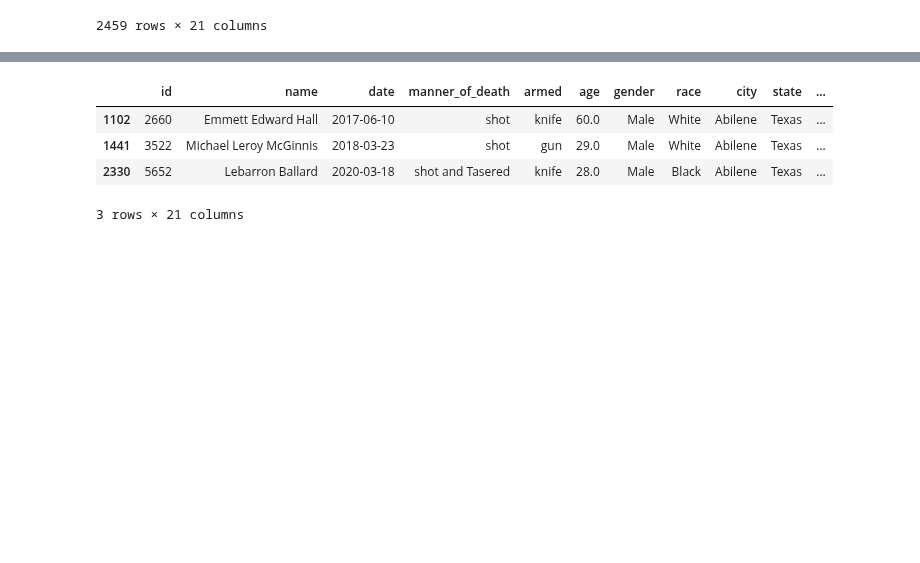
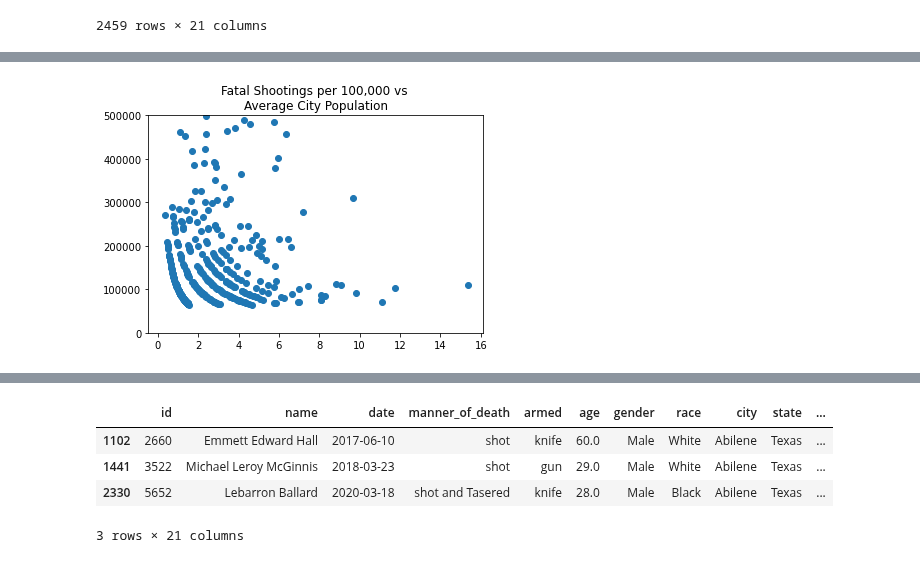
Before and after one commit to szerpa17/fatal-police-shootings, a Jupyter notebook: Analysis.ipynb, the cells around one changed output, grey strips where cells are left out. Cells and saved outputs as stored; diff of their text form; code cells hidden in the pictures; blank space fills up the shorter version.

```diff
--- a/Analysis.ipynb
+++ b/Analysis.ipynb
@@ -239,0 +287,14 @@ state_city_count_df
+# %%
+#Notes - idenify what cities wil be removed (the outliers, present that)
+
+#Fatal Shootings per 100,000 vs Average city population
+plt.scatter(state_city_count_df['Per Capita'],
+                                 state_city_count_df['Average'])
+plt.title('Fatal Shootings per 100,000 vs \nAverage City Population')
+
+#fig.ylim=(0,10)
+plt.ylim(0,500000)
+plt.show()
+#fig.xticks?
+# %% [output]
+[figure, added]
```
Also changed, not shown: parts of 7 cells of this notebook.
